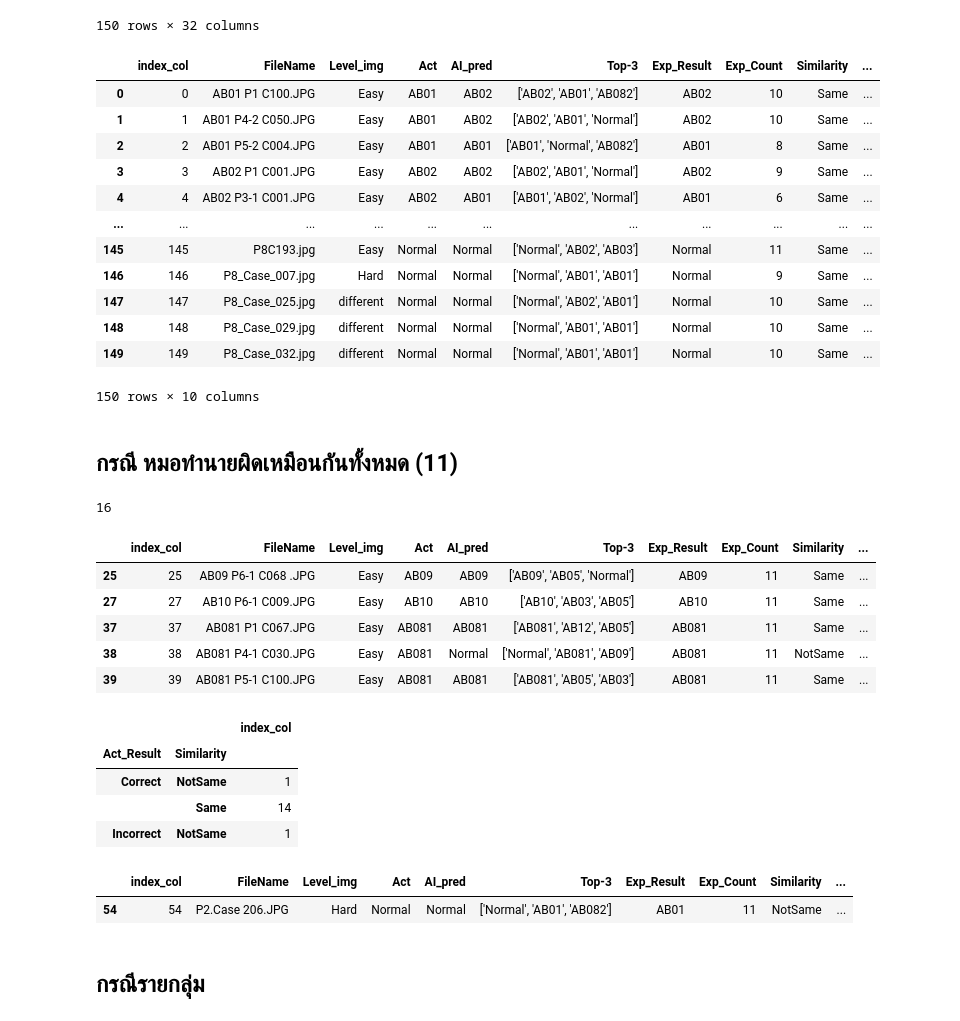
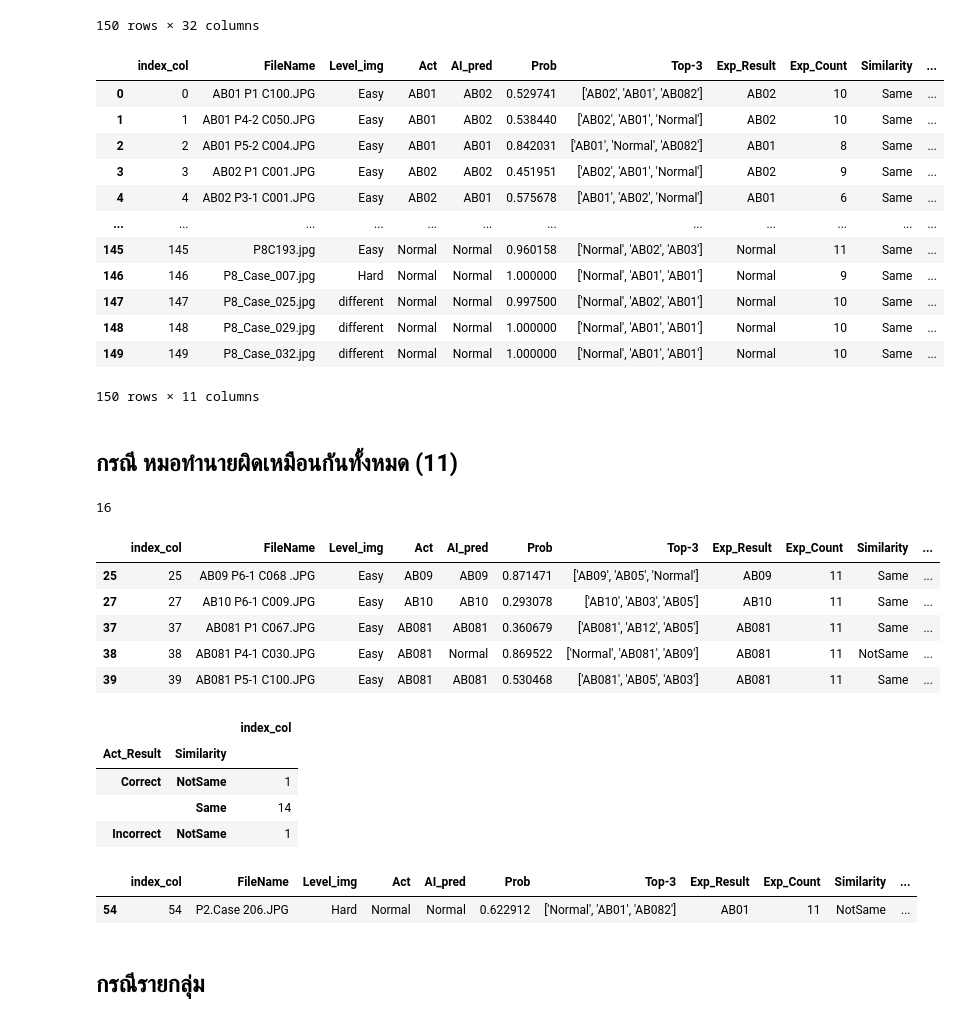
Before and after one commit to Peckkie/Experiment_Evaluation_CCA, a Jupyter notebook: Checking_Result_ExpRadio_Wrong.ipynb, the cells around one changed output. Cells and saved outputs as stored; diff of their text form; code cells hidden in the pictures.

Commit message:
Checking_Result_ExpRadio_Wrong

```diff
--- a/Checking_Result_ExpRadio_Wrong.ipynb
+++ b/Checking_Result_ExpRadio_Wrong.ipynb
@@ -425,24 +425,24 @@ result
 # %%
 Table=[]
 for i in range(len(result)):
-    Table.append({'index_col':result.index_col[i], 'FileName':result.FileName[i], 'Level_img':result.tagName0[i], 'Act':result.Sub_class_New[i], 'AI_pred':result.category[i],
+    Table.append({'index_col':result.index_col[i], 'FileName':result.FileName[i], 'Level_img':result.tagName0[i], 'Act':result.Sub_class_New[i], 'AI_pred':result.category[i], 'Prob':result.Prob[i],
                   'Top-3':result.Top3_category[i], 'Exp_Result':result.Dup_clas[i], 'Exp_Count':result.Result_count[i], 'Similarity':result.Result_AI[i], 'Act_Result':result.Result_max[i]})
 Abndf = pd.DataFrame(Table)
 Abndf
 # %% [output]
-|  | index_col | FileName | Level_img | Act | AI_pred | Top-3 | Exp_Result | Exp_Count | Similarity | ... |
-| 0 | 0 | AB01 P1 C100.JPG | Easy | AB01 | AB02 | ['AB02', 'AB01', 'AB082'] | AB02 | 10 | Same | ... |
-| 1 | 1 | AB01 P4-2 C050.JPG | Easy | AB01 | AB02 | ['AB02', 'AB01', 'Normal'] | AB02 | 10 | Same | ... |
-| 2 | 2 | AB01 P5-2 C004.JPG | Easy | AB01 | AB01 | ['AB01', 'Normal', 'AB082'] | AB01 | 8 | Same | ... |
-| 3 | 3 | AB02 P1 C001.JPG | Easy | AB02 | AB02 | ['AB02', 'AB01', 'Normal'] | AB02 | 9 | Same | ... |
-| 4 | 4 | AB02 P3-1 C001.JPG | Easy | AB02 | AB01 | ['AB01', 'AB02', 'Normal'] | AB01 | 6 | Same | ... |
-| ... | ... | ... | ... | ... | ... | ... | ... | ... | ... | ... |
-| 145 | 145 | P8C193.jpg | Easy | Normal | Normal | ['Normal', 'AB02', 'AB03'] | Normal | 11 | Same | ... |
-| 146 | 146 | P8_Case_007.jpg | Hard | Normal | Normal | ['Normal', 'AB01', 'AB01'] | Normal | 9 | Same | ... |
-| 147 | 147 | P8_Case_025.jpg | different | Normal | Normal | ['Normal', 'AB02', 'AB01'] | Normal | 10 | Same | ... |
-| 148 | 148 | P8_Case_029.jpg | different | Normal | Normal | ['Normal', 'AB01', 'AB01'] | Normal | 10 | Same | ... |
-| 149 | 149 | P8_Case_032.jpg | different | Normal | Normal | ['Normal', 'AB01', 'AB01'] | Normal | 10 | Same | ... |
+|  | index_col | FileName | Level_img | Act | AI_pred | Prob | Top-3 | Exp_Result | Exp_Count | Similarity | ... |
+| 0 | 0 | AB01 P1 C100.JPG | Easy | AB01 | AB02 | 0.529741 | ['AB02', 'AB01', 'AB082'] | AB02 | 10 | Same | ... |
+| 1 | 1 | AB01 P4-2 C050.JPG | Easy | AB01 | AB02 | 0.538440 | ['AB02', 'AB01', 'Normal'] | AB02 | 10 | Same | ... |
+| 2 | 2 | AB01 P5-2 C004.JPG | Easy | AB01 | AB01 | 0.842031 | ['AB01', 'Normal', 'AB082'] | AB01 | 8 | Same | ... |
+| 3 | 3 | AB02 P1 C001.JPG | Easy | AB02 | AB02 | 0.451951 | ['AB02', 'AB01', 'Normal'] | AB02 | 9 | Same | ... |
+| 4 | 4 | AB02 P3-1 C001.JPG | Easy | AB02 | AB01 | 0.575678 | ['AB01', 'AB02', 'Normal'] | AB01 | 6 | Same | ... |
+| ... | ... | ... | ... | ... | ... | ... | ... | ... | ... | ... | ... |
+| 145 | 145 | P8C193.jpg | Easy | Normal | Normal | 0.960158 | ['Normal', 'AB02', 'AB03'] | Normal | 11 | Same | ... |
+| 146 | 146 | P8_Case_007.jpg | Hard | Normal | Normal | 1.000000 | ['Normal', 'AB01', 'AB01'] | Normal | 9 | Same | ... |
+| 147 | 147 | P8_Case_025.jpg | different | Normal | Normal | 0.997500 | ['Normal', 'AB02', 'AB01'] | Normal | 10 | Same | ... |
+| 148 | 148 | P8_Case_029.jpg | different | Normal | Normal | 1.000000 | ['Normal', 'AB01', 'AB01'] | Normal | 10 | Same | ... |
+| 149 | 149 | P8_Case_032.jpg | different | Normal | Normal | 1.000000 | ['Normal', 'AB01', 'AB01'] | Normal | 10 | Same | ... |
-150 rows × 10 columns
+150 rows × 11 columns
 # %% [markdown]
 ## กรณี หมอทำนายผิดเหมือนกันทั้งหมด (11)
 # %%
@@ -451,12 +451,12 @@ print(len(df_11))
 df_11.head()
 # %% [output]
 16
-|  | index_col | FileName | Level_img | Act | AI_pred | Top-3 | Exp_Result | Exp_Count | Similarity | ... |
-| 25 | 25 | AB09 P6-1 C068 .JPG | Easy | AB09 | AB09 | ['AB09', 'AB05', 'Normal'] | AB09 | 11 | Same | ... |
-| 27 | 27 | AB10 P6-1 C009.JPG | Easy | AB10 | AB10 | ['AB10', 'AB03', 'AB05'] | AB10 | 11 | Same | ... |
-| 37 | 37 | AB081 P1 C067.JPG | Easy | AB081 | AB081 | ['AB081', 'AB12', 'AB05'] | AB081 | 11 | Same | ... |
-| 38 | 38 | AB081 P4-1 C030.JPG | Easy | AB081 | Normal | ['Normal', 'AB081', 'AB09'] | AB081 | 11 | NotSame | ... |
-| 39 | 39 | AB081 P5-1 C100.JPG | Easy | AB081 | AB081 | ['AB081', 'AB05', 'AB03'] | AB081 | 11 | Same | ... |
+|  | index_col | FileName | Level_img | Act | AI_pred | Prob | Top-3 | Exp_Result | Exp_Count | Similarity | ... |
+| 25 | 25 | AB09 P6-1 C068 .JPG | Easy | AB09 | AB09 | 0.871471 | ['AB09', 'AB05', 'Normal'] | AB09 | 11 | Same | ... |
+| 27 | 27 | AB10 P6-1 C009.JPG | Easy | AB10 | AB10 | 0.293078 | ['AB10', 'AB03', 'AB05'] | AB10 | 11 | Same | ... |
+| 37 | 37 | AB081 P1 C067.JPG | Easy | AB081 | AB081 | 0.360679 | ['AB081', 'AB12', 'AB05'] | AB081 | 11 | Same | ... |
+| 38 | 38 | AB081 P4-1 C030.JPG | Easy | AB081 | Normal | 0.869522 | ['Normal', 'AB081', 'AB09'] | AB081 | 11 | NotSame | ... |
+| 39 | 39 | AB081 P5-1 C100.JPG | Easy | AB081 | AB081 | 0.530468 | ['AB081', 'AB05', 'AB03'] | AB081 | 11 | Same | ... |
 # %%
 df_11[["Act_Result", 'Similarity', "index_col"]].groupby(['Act_Result', 'Similarity']).count()
 # %% [output]
@@ -469,8 +469,8 @@ df_11[["Act_Result", 'Similarity', "index_col"]].groupby(['Act_Result', 'Similar
 df11 = df_11[df_11['Act_Result']=='Incorrect']
 df11
 # %% [output]
-|  | index_col | FileName | Level_img | Act | AI_pred | Top-3 | Exp_Result | Exp_Count | Similarity | ... |
-| 54 | 54 | P2.Case 206.JPG | Hard | Normal | Normal | ['Normal', 'AB01', 'AB082'] | AB01 | 11 | NotSame | ... |
+|  | index_col | FileName | Level_img | Act | AI_pred | Prob | Top-3 | Exp_Result | Exp_Count | Similarity | ... |
+| 54 | 54 | P2.Case 206.JPG | Hard | Normal | Normal | 0.622912 | ['Normal', 'AB01', 'AB082'] | AB01 | 11 | NotSame | ... |
 # %% [markdown]
 ## กรณีรายกลุ่ม
 # %%
```
Also changed, not shown: parts of 7 cells of this notebook.
